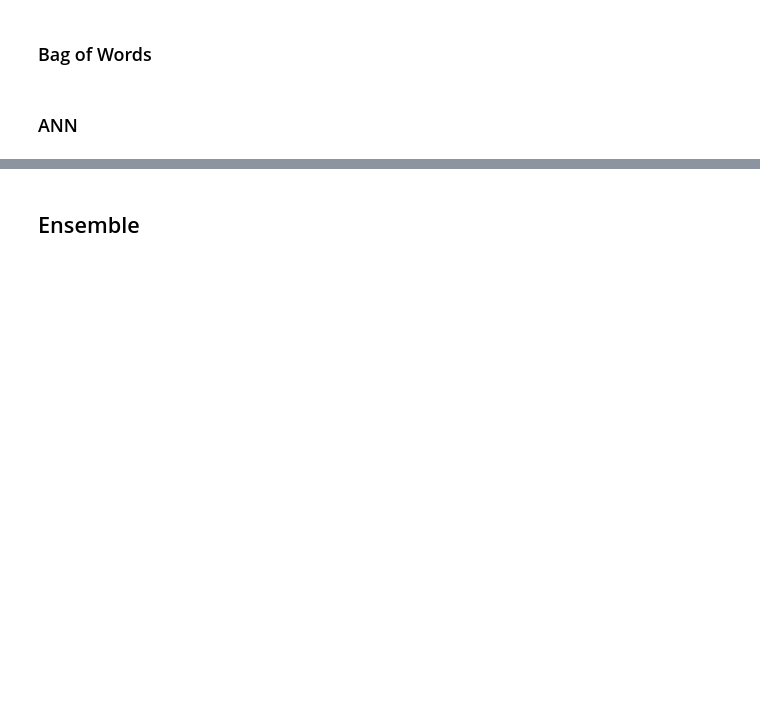
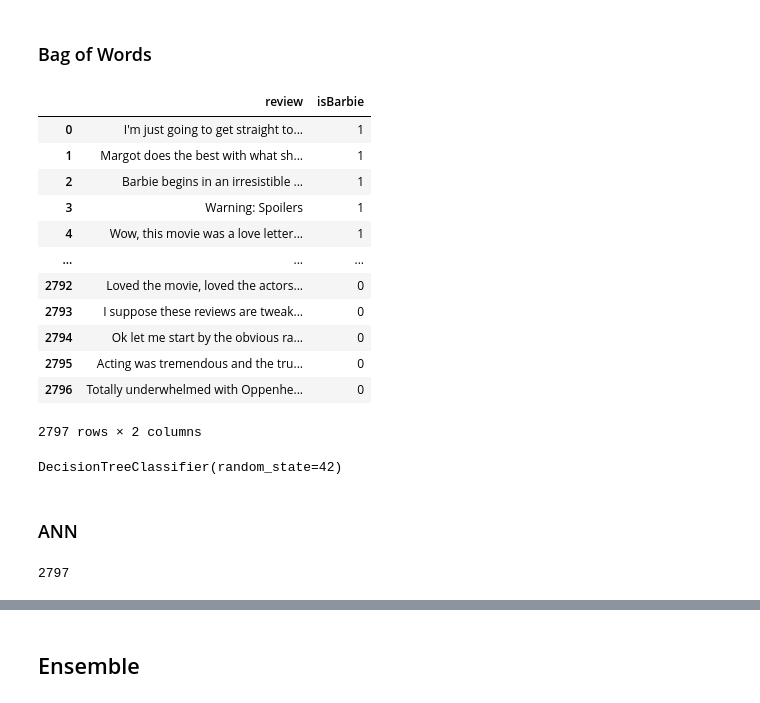
Before and after one commit to upmorgan/ECS171_GroupProject, a Jupyter notebook: Ensemble.ipynb, the cells around one changed output, grey strips where cells are left out. Saved outputs shown, nothing was run; the diff lists cells and outputs as text; code cells hidden in the pictures; blank space fills up the shorter version.

```diff
--- a/Ensemble.ipynb
+++ b/Ensemble.ipynb
@@ -39,8 +46,8 @@ import re
 score_Reg = '(\d{1,2})\/\d{1,2}\s.*\s'
 title_Reg = '\d{1,2}\/\d{1,2}\s(.*)'
 people_found_helpful_Reg = '([\d,]*) out of ([\d,]*) found this helpful'
-username_Reg = '\d{1,2}\/\d{1,2}\s.*\s([A-Za-z0-9_-]+)\d{2}\s[January|February|March|April|June|July|August|September|October|November|December]'
-date_Reg = '(\d{1,2}\s\w+\s\d{4})'
+username_Reg = '\d{1,2}\/\d{1,2}\s.*\s([A-Za-z0-9_-]+)\d{2}\s(?:January|February|March|April|June|July|August|September|October|November|December)'
+date_Reg = '(\d{1,2}\s(?:January|February|March|April|June|July|August|September|October|November|December)\s\d{4})'
 review_Reg = '\d{1,2}\s\w+\s\d{4}\s([\s\S]*)\s[\d,]* out of [\d,]* found this helpful'
 # %%
 # Clean every row in data set
@@ -127,7 +134,7 @@ df = pd.concat([cleand_df_bb, cleand_df_op], ignore_index=True)
 ## Data Exploration
 # %%
 # Creating graphable data
-df = df[~df['date'].str.contains('IMAX')]
+# df = df[~df['date'].str.contains('IMAX')]
 # numeric_df = pd.DataFrame(columns=['isBarbie', 'score', 'people_found_helpful', 'total_people_viewed', 'helpful_ratio', 'date', 'date_from_release','length_of_title', 'length_of_username', 'length_of_review'])
 numeric_df = pd.DataFrame(columns=['isBarbie', 'score', 'date', 'people_found_helpful', 'total_people_viewed', 'helpful_ratio','length_of_title', 'length_of_username', 'length_of_review'])
 
@@ -141,6 +148,7 @@ numeric_df['length_of_title'] = df['title'].apply(lambda x: len(x))
 numeric_df['length_of_username'] = df['username'].apply(lambda x: len(x))
 numeric_df['length_of_review'] = df['review'].apply(lambda x: len(x))
 
+# numeric_df = numeric_df[~numeric_df['date'].str.contains('IMAX')]
 numeric_df['date'] = pd.to_datetime(df['date'], format='%d %B %Y')
 numeric_df['date_from_release'] = (numeric_df['date'] - pd.to_datetime('2023-07-23', format='%Y-%m-%d')).dt.days
 # %%
@@ -240,0 +246,17 @@ final_df = pd.concat([bow_df, textdata["isBarbie"]], axis=1)
+# %%
+textdata = df[['review', 'isBarbie']]
+textdata
+# %% [output]
+|  | review | isBarbie |
+| 0 | I'm just going to get straight to... | 1 |
+| 1 | Margot does the best with what sh... | 1 |
+| 2 | Barbie begins in an irresistible ... | 1 |
+| 3 | Warning: Spoilers | 1 |
+| 4 | Wow, this movie was a love letter... | 1 |
+| ... | ... | ... |
+| 2792 | Loved the movie, loved the actors... | 0 |
+| 2793 | I suppose these reviews are tweak... | 0 |
+| 2794 | Ok let me start by the obvious ra... | 0 |
+| 2795 | Acting was tremendous and the tru... | 0 |
+| 2796 | Totally underwhelmed with Oppenhe... | 0 |
+2797 rows × 2 columns
@@ -247,8 +281,15 @@ X_train, X_test, y_train, y_test = train_test_split(X, y, test_size=0.2, random_
 clf = DecisionTreeClassifier(random_state=42)
 
 clf.fit(X_train, y_train)
+# %% [output]
+DecisionTreeClassifier(random_state=42)
 # %% [markdown]
 ### ANN
+# %%
+print(len(df['review']))
+# print(df['review'][2185])
+# %% [output]
+2797
 # %%
 # Calculates the number of instances the word "Oppenheimer" was used
 opp_inst = []
```
Also changed, not shown: parts of 13 cells of this notebook, 1 other file.
